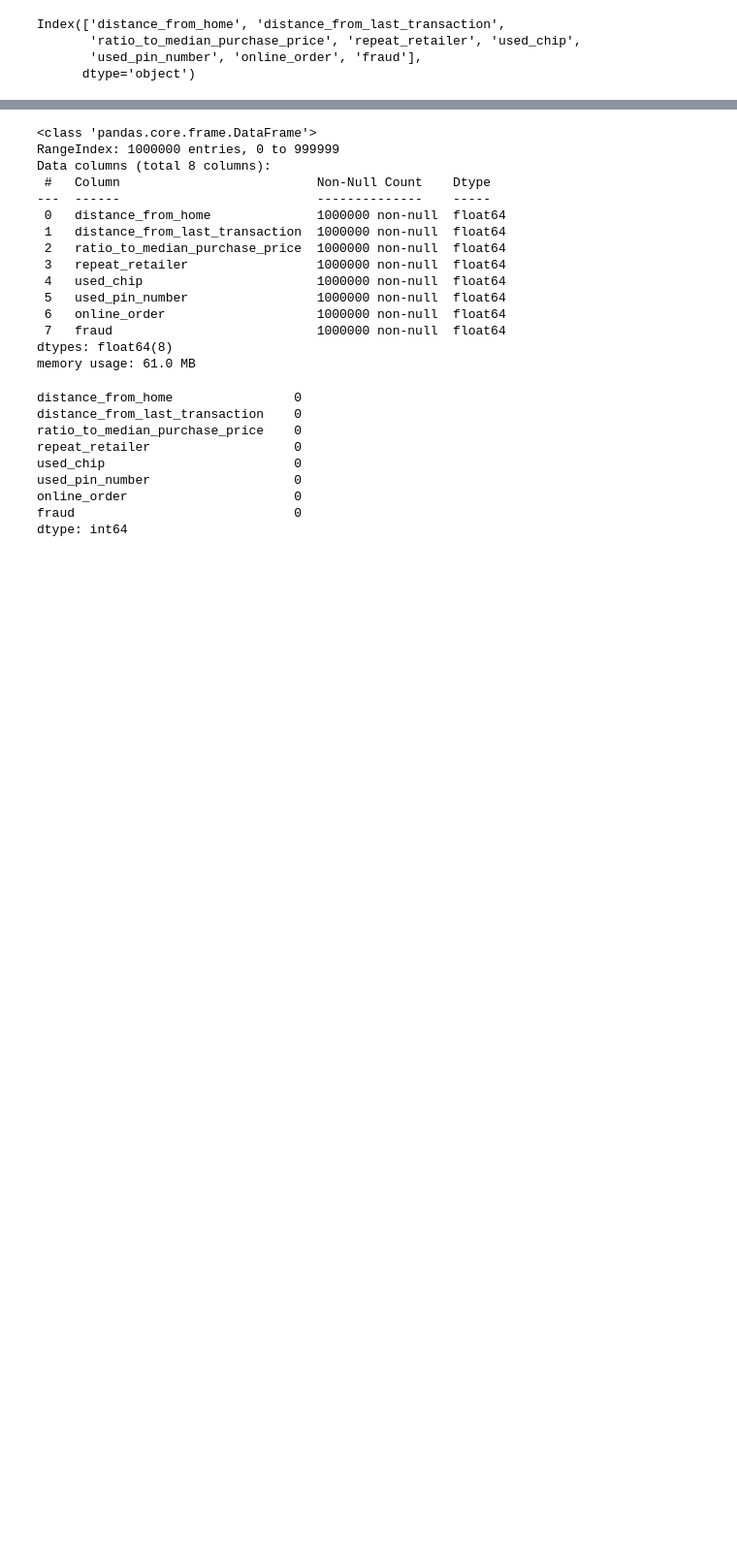
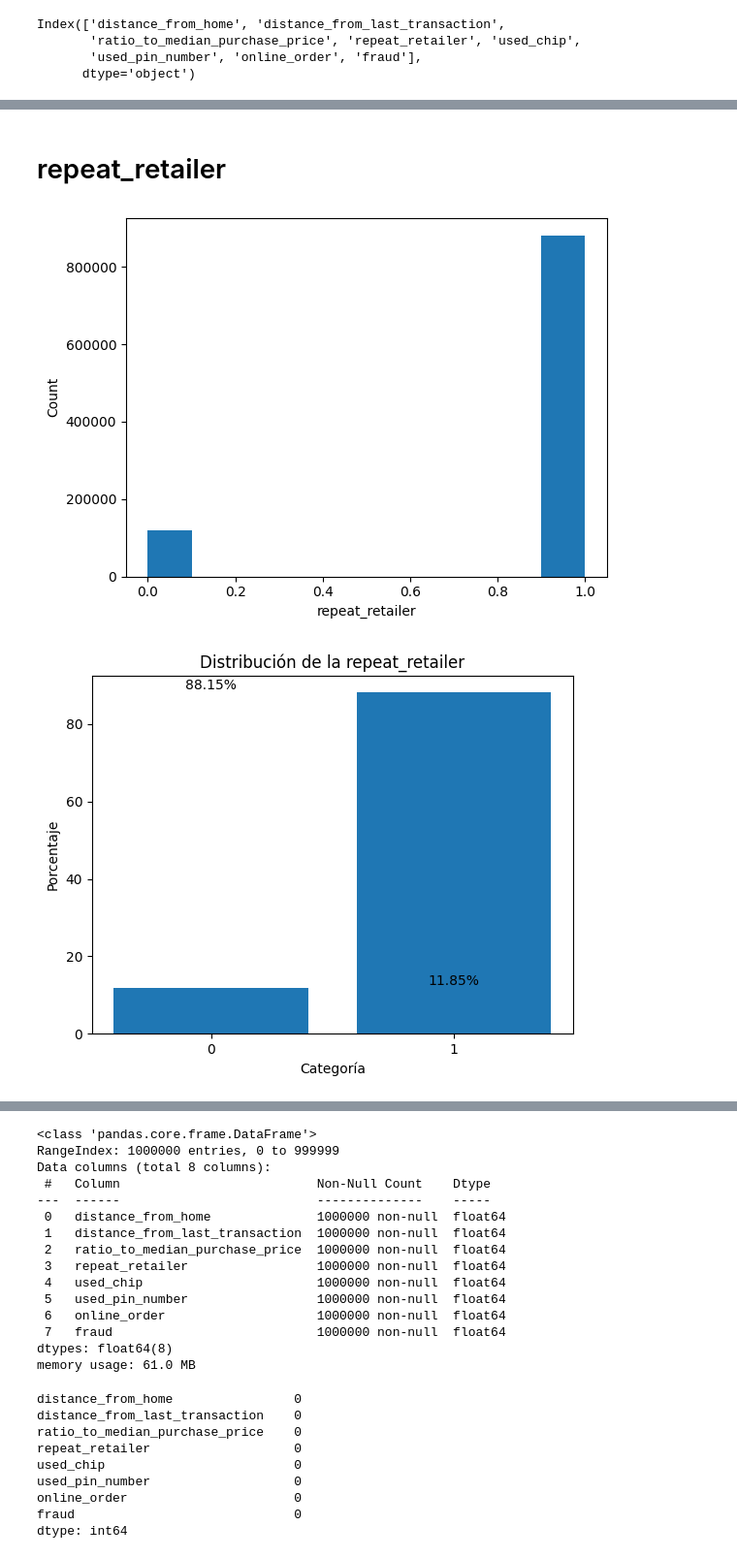
Before and after one commit to MarianoReyes/Proyecto_IA, a Jupyter notebook: Proyecto.ipynb, the cells around one changed output, grey strips where cells are left out. Shown: that part at 97% size. Saved outputs shown, nothing was run; the diff lists cells and outputs as text; code cells hidden in the pictures; blank space fills up the shorter version.

```diff
--- a/Proyecto.ipynb
+++ b/Proyecto.ipynb
@@ -25,0 +133,38 @@ data.describe()
+# %% [markdown]
+# repeat_retailer
+# %%
+# Calcular los valores de los percentiles
+percentile_0_75 = np.percentile(data['repeat_retailer'], [0, 100])
+
+# Filtrar los datos dentro del rango del percentil 0 al 75
+filtered_data = data[data['repeat_retailer'].between(percentile_0_75[0], percentile_0_75[1])]
+
+# Graficar el histograma de los datos filtrados
+plt.hist(filtered_data['repeat_retailer'], bins=10)
+plt.xlabel('repeat_retailer')
+plt.ylabel('Count')
+
+plt.show()
+
+# Calcular los porcentajes de cada categoría
+porcentaje_categorias = data['repeat_retailer'].value_counts(normalize=True) * 100
+
+
+# Crear el gráfico de barras
+plt.bar(porcentaje_categorias.index, porcentaje_categorias)
+
+# Etiquetas y título del gráfico
+plt.xlabel('Categoría')
+plt.ylabel('Porcentaje')
+plt.title('Distribución de la repeat_retailer')
+
+# Mostrar los porcentajes en las barras
+for i, porcentaje in enumerate(porcentaje_categorias):
+    plt.text(i, porcentaje, f'{porcentaje:.2f}%', ha='center', va='bottom')
+
+plt.xticks(porcentaje_categorias.index, ['1', '0'])
+
+plt.show()
+# %% [output]
+[figure, added]
+[figure, added]
```
Also changed, not shown: parts of 22 cells of this notebook.
